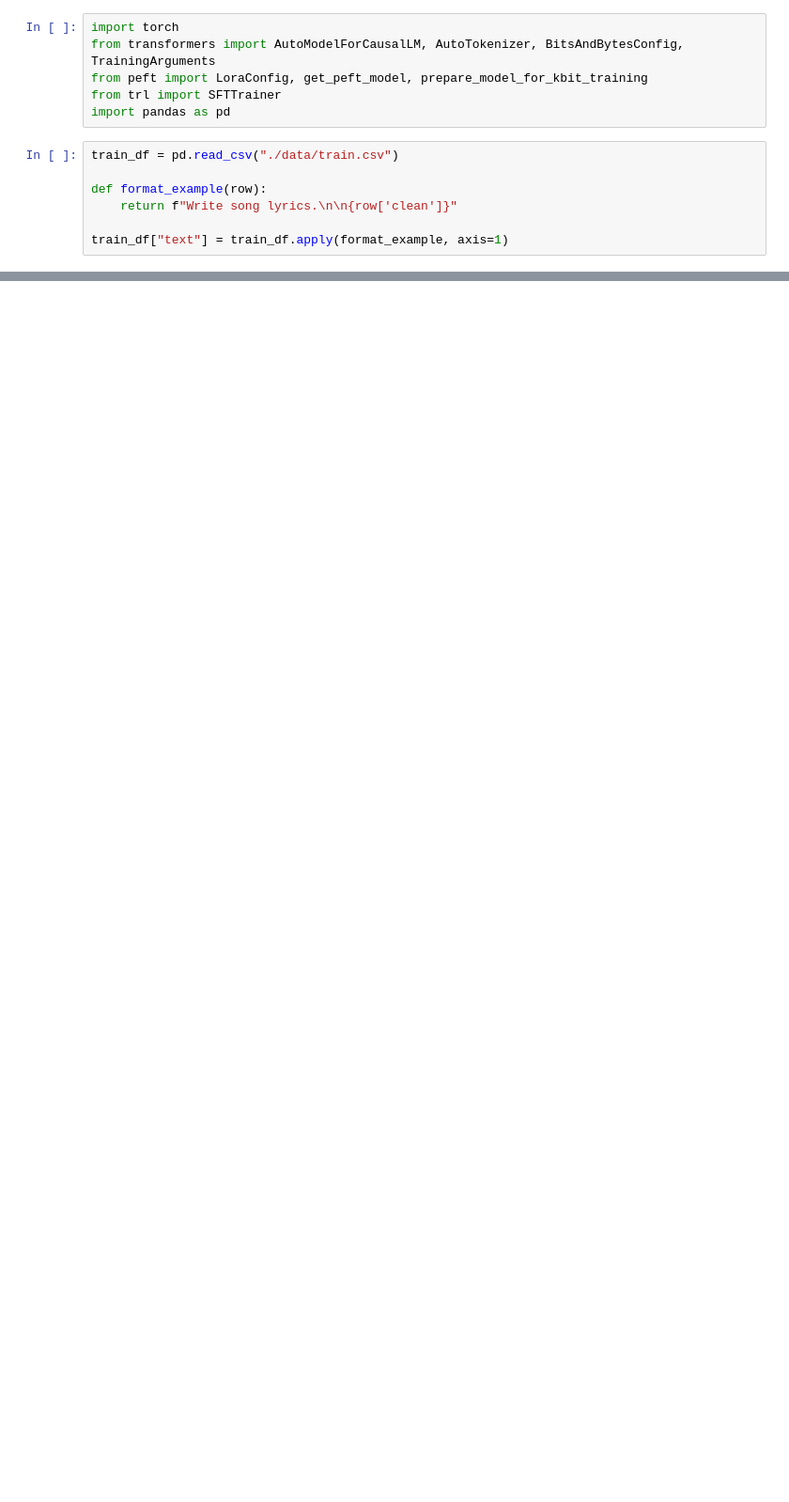
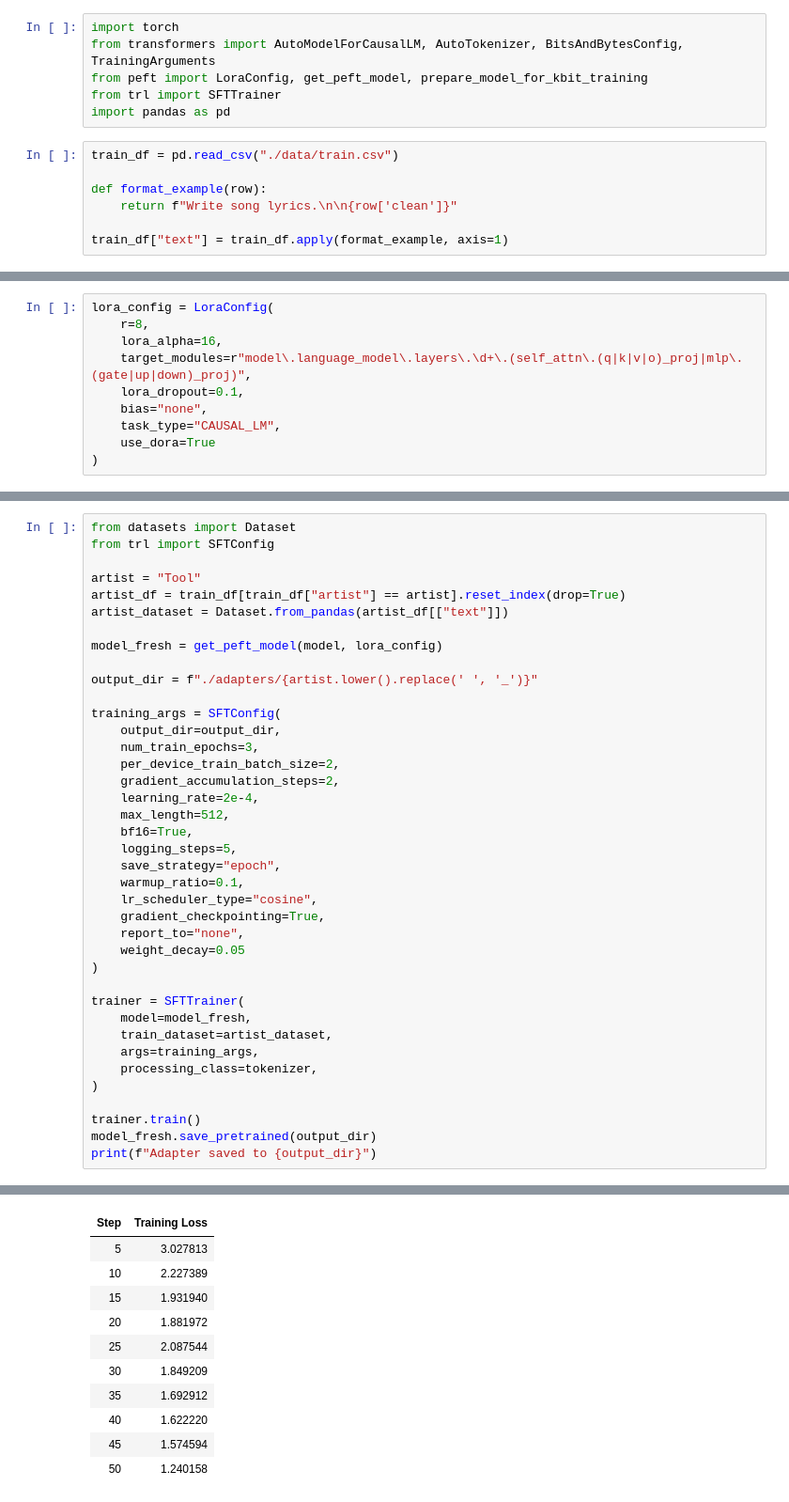
Before and after one commit to raccoon-42/lora-lyrics, a Jupyter notebook: src/05_qlora_train.ipynb, the cells around one changed output, grey strips where cells are left out. Shown at 94% size. Saved outputs shown, nothing was run; the diff lists cells and outputs as text; blank space fills up the shorter version.

```diff
--- a/src/05_qlora_train.ipynb
+++ b/src/05_qlora_train.ipynb
@@ -48,0 +46,10 @@ ValueError: Some modules are dispatched on the CPU or the disk. Make sure you ha
+# %%
+lora_config = LoraConfig(
+    r=8,
+    lora_alpha=16,
+    target_modules=r"model\.language_model\.layers\.\d+\.(self_attn\.(q|k|v|o)_proj|mlp\.(gate|up|down)_proj)",
+    lora_dropout=0.1,
+    bias="none",
+    task_type="CAUSAL_LM",
+    use_dora=True
+)
@@ -48,0 +62,40 @@ ValueError: Some modules are dispatched on the CPU or the disk. Make sure you ha
+# %%
+from datasets import Dataset
+from trl import SFTConfig
+
+artist = "Tool"
+artist_df = train_df[train_df["artist"] == artist].reset_index(drop=True)
+artist_dataset = Dataset.from_pandas(artist_df[["text"]])
+
+model_fresh = get_peft_model(model, lora_config)
+
+output_dir = f"./adapters/{artist.lower().replace(' ', '_')}"
+
+training_args = SFTConfig(
+    output_dir=output_dir,
+    num_train_epochs=3,
+    per_device_train_batch_size=2,
+    gradient_accumulation_steps=2,
+    learning_rate=2e-4,
+    max_length=512,
+    bf16=True,
+    logging_steps=5,
+    save_strategy="epoch",
+    warmup_ratio=0.1,
+    lr_scheduler_type="cosine",
+    gradient_checkpointing=True,
+    report_to="none",
+    weight_decay=0.05
+)
+
+trainer = SFTTrainer(
+    model=model_fresh,
+    train_dataset=artist_dataset,
+    args=training_args,
+    processing_class=tokenizer,
+)
+
+trainer.train()
+model_fresh.save_pretrained(output_dir)
+print(f"Adapter saved to {output_dir}")
+# %% [output]
@@ -48,0 +105,11 @@ ValueError: Some modules are dispatched on the CPU or the disk. Make sure you ha
+| Step | Training Loss |
+| 5 | 3.027813 |
+| 10 | 2.227389 |
+| 15 | 1.931940 |
+| 20 | 1.881972 |
+| 25 | 2.087544 |
+| 30 | 1.849209 |
+| 35 | 1.692912 |
+| 40 | 1.622220 |
+| 45 | 1.574594 |
+| 50 | 1.240158 |
```
Also changed, not shown: parts of 8 cells of this notebook, 5 other files.
